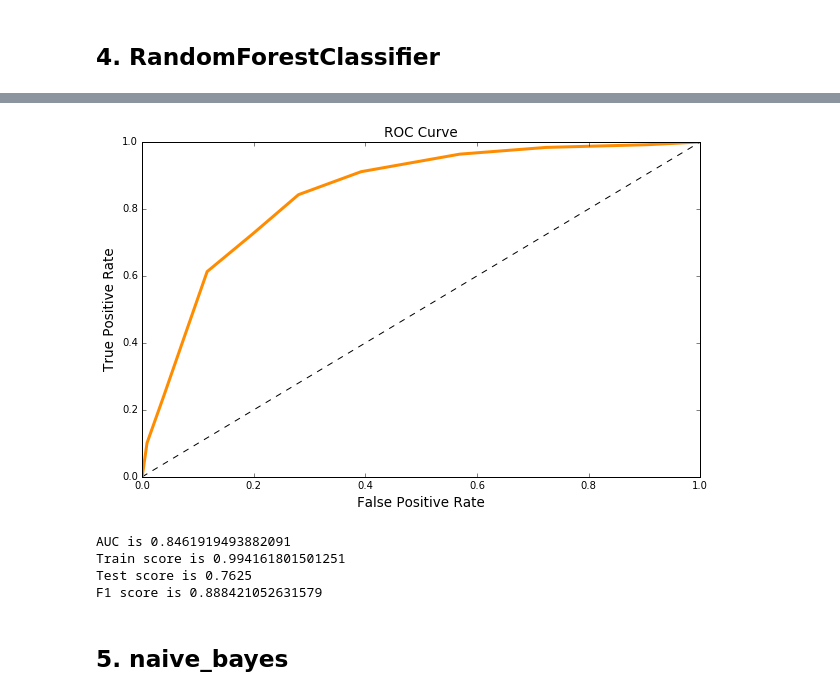
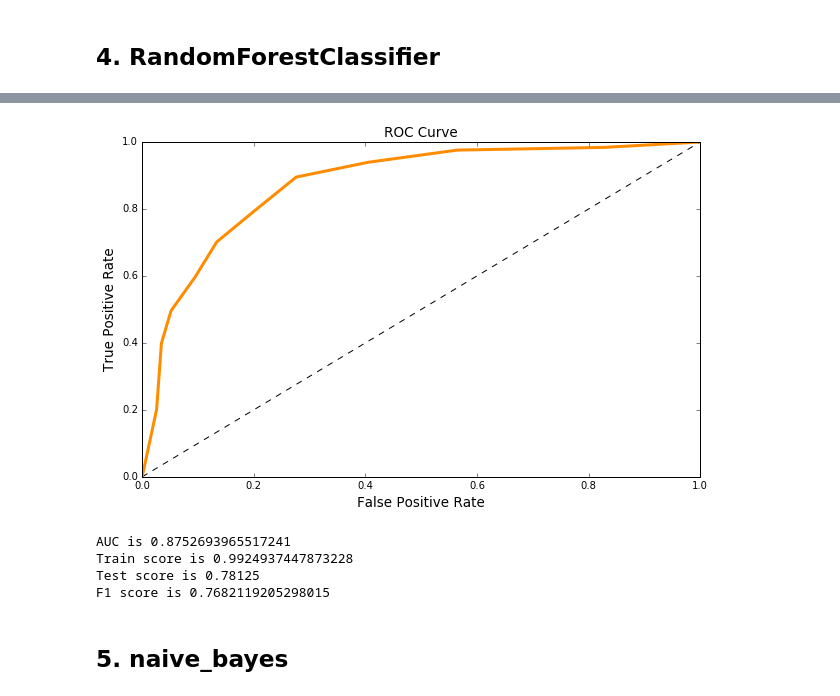
Before and after one commit to Fake-News-Project/Fake-News-Project, a Jupyter notebook: Step2_Extracting_features_and_predict_via_machine_learning.ipynb, the cells around one changed output, grey strips where cells are left out. Saved outputs shown, nothing was run; the diff lists cells and outputs as text; code cells hidden in the pictures.

Commit message:
added feature selection

```diff
--- a/Step2_Extracting_features_and_predict_via_machine_learning.ipynb
+++ b/Step2_Extracting_features_and_predict_via_machine_learning.ipynb
@@ -102,6 +102,6 @@ TfidfVectorizer(analyzer='word', binary=False, decode_error='strict',
         tokenizer=<function tokenize_stemmer at 0x...>, use_idf=True,
         vocabulary=None)
 # %%
-X_train_dtm = tfidf.transform(X_train)
-X_test_dtm = tfidf.transform(X_test)
-X_cv_dtm = tfidf.transform(X_cv)
+X_train_tot = tfidf.transform(X_train)
+X_test_tot = tfidf.transform(X_test)
+X_cv_tot = tfidf.transform(X_cv)
@@ -107,0 +112,15 @@ X_cv_dtm = tfidf.transform(X_cv)
+# %%
+# select top 8% features
+selector = SelectPercentile(chi2, percentile = 5)
+
+# select top 25000 features
+#selector = SelectKBest(chi2, k = 20000)
+
+selector.fit(X_train_tot, Y_train)
+X_train_selected = selector.transform(X_train_tot)
+X_test_selected = selector.transform(X_test_tot)
+X_cv_selected = selector.transform(X_cv_tot)
+
+print("X_train_selected shape: ", X_train_selected.shape)
+print("X_test_selected shape: ", X_test_selected.shape)
+print("X_cv_selected shape: ", X_cv_selected.shape)
@@ -108,3 +131,7 @@ X_cv_dtm = tfidf.transform(X_cv)
+# %%
+X_train_dtm = X_train_selected
+X_test_dtm = X_test_selected
+X_cv_dtm = X_cv_selected
 # %% [markdown]
 # Test different models
 # %%
@@ -150,9 +177,9 @@ def Learning_curve(model):
     plt.legend(loc = 'best')
     plt.show()
 
-def plot_roc_curve(model, X_test_dtm, Y_test):
-    Y_pred_prob = model.predict_proba(X_test_dtm)
-    fpr, tpr, thrs = roc_curve(Y_test, Y_pred_prob[:,1])
+def plot_roc_curve(model):
+    y_pred_prob = model.predict_proba(X_test_dtm)
+    fpr, tpr, thrs = roc_curve(Y_test, y_pred_prob[:,1])
 
     plt.figure(figsize=(10, 6))
     plt.plot([0, 1], [0, 1], 'k--')
@@ -163,9 +190,9 @@ def plot_roc_curve(model, X_test_dtm, Y_test):
     plt.show()
     print('AUC is {}'.format(auc(fpr, tpr)))
 
-def plot_precision_recall(model, X_test_dtm, Y_test):
-    Y_pred_dec = model.decision_function(X_test_dtm)
-    precision, recall, thresholds = precision_recall_curve(Y_test, Y_pred_dec)
+def plot_precision_recall(model):
+    y_pred_dec = model.decision_function(X_test_dtm)
+    precision, recall, thresholds = precision_recall_curve(Y_test, y_pred_dec)
     plt.figure(figsize=(10, 6))
     plt.plot([0, 1], [0, 1], 'k--')
     plt.plot(recall, precision, label='Logistic Regression', color='teal',lw = 3)
@@ -174,10 +201,10 @@ def plot_precision_recall(model, X_test_dtm, Y_test):
     plt.title('Recall-Precision curve',fontsize=13.5)
     plt.show()
 
-def print_scores(model, X_train_dtm, Y_train, X_test_dtm, Y_test, Y_test_pred_LR):
+def print_scores(model, y_test_pred):
     print('Train score is {}'.format(model.score(X_train_dtm, Y_train)))
     print('Test score is {}'.format(model.score(X_test_dtm, Y_test)))
-    print('F1 score is {}'.format(f1_score(Y_test,Y_test_pred_LR)))
+    print('F1 score is {}'.format(f1_score(Y_test,y_test_pred)))
 # %% [markdown]
 ## 1. Logistic Regression
 # %%
@@ -299,17 +309,17 @@ Wall time: 652 ms
 # %%
 # RF does not have decision_function
 #plot_precision_recall(RF, X_test_dtm, Y_test)
 
 # plot ROC curve
-plot_roc_curve(RF, X_test_dtm, Y_test)
+plot_roc_curve(RF)
 # print scores
-print_scores(RF, X_train_dtm, Y_train, X_test_dtm, Y_test, Y_test_pred_RF)
+print_scores(RF, Y_test_pred_RF)
 # %% [output]
-[figure, old version]
+[figure, new version]
-AUC is 0.8461919493882091
-Train score is 0.994161801501251
-Test score is 0.7625
-F1 score is 0.888421052631579
+AUC is 0.8752693965517241
+Train score is 0.9924937447873228
+Test score is 0.78125
+F1 score is 0.7682119205298015
 # %% [markdown]
 ## 5. naive_bayes
 # %%
```
Also changed, not shown: parts of 12 cells of this notebook, 1 other file.
